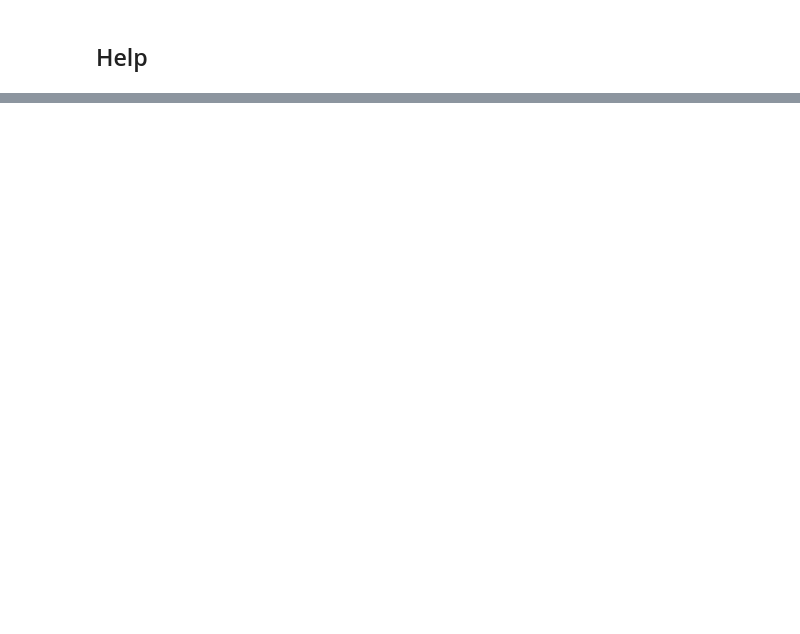
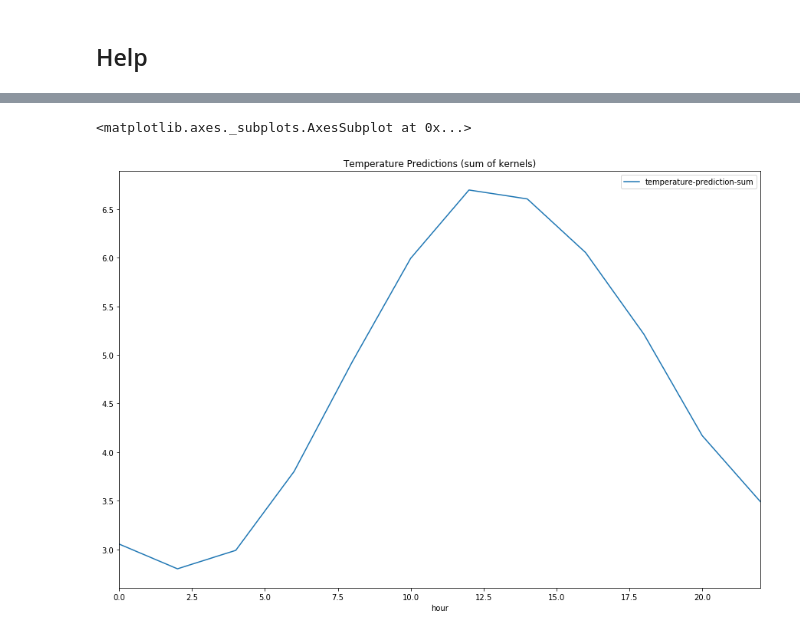
Before and after one commit to flennic/big-data-analytics, a Jupyter notebook: lab04/individial/maximilian/weather-forecast.ipynb, the cells around one changed output, grey strips where cells are left out. Drawn from its saved outputs; the diff is of its cells as text; code cells hidden in the pictures; blank space fills up the shorter version.

```diff
--- a/lab04/individial/maximilian/weather-forecast.ipynb
+++ b/lab04/individial/maximilian/weather-forecast.ipynb
@@ -22,0 +256,11 @@ Implement in $\text{Spark}^1$ (PySpark) a kernel method to predict the hourly te
+# %%
+temp_pred_sum = [r[0] for r in res]
+temp_pred_prod = [r[1] for r in res]
+# %%
+import pandas as pd
+
+data = {'hour':[0, 2, 4, 6, 8, 10, 12, 14, 16, 18, 20, 22],
+        'temperature-prediction-sum':temp_pred_sum,
+        'temperature-prediction-prod':temp_pred_prod}
+
+df = pd.DataFrame(data)
@@ -22,0 +283,7 @@ Implement in $\text{Spark}^1$ (PySpark) a kernel method to predict the hourly te
+# %%
+df.reset_index(level=0, inplace=True)
+# %%
+df.plot.line(x = 'hour', y = 'temperature-prediction-sum', figsize=(15,10), title = "Temperature Predictions (sum of kernels)")
+# %% [output]
+<matplotlib.axes._subplots.AxesSubplot at 0x...>
+[figure, added]
```
Also changed, not shown: parts of 7 cells of this notebook, 2 other files.
